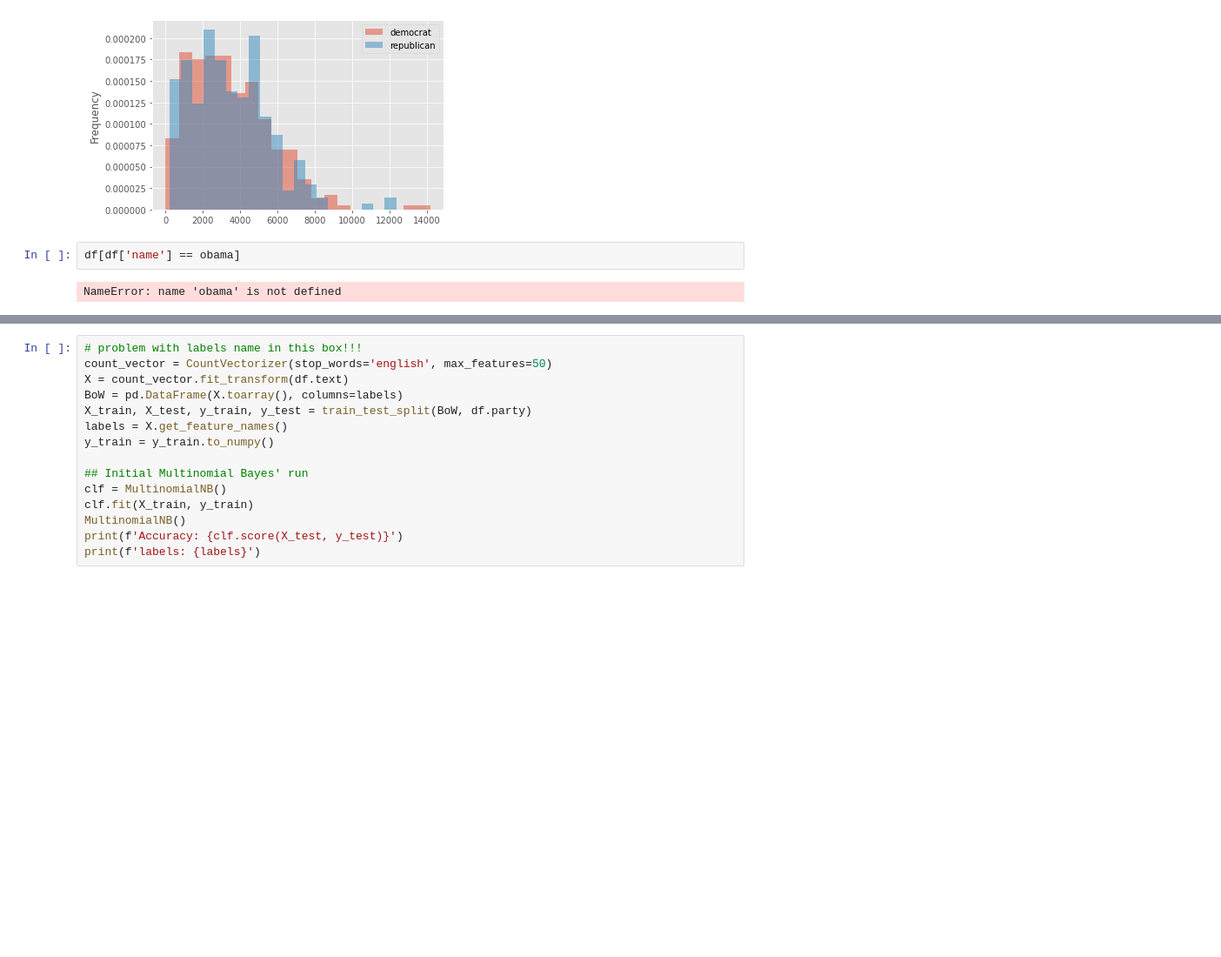
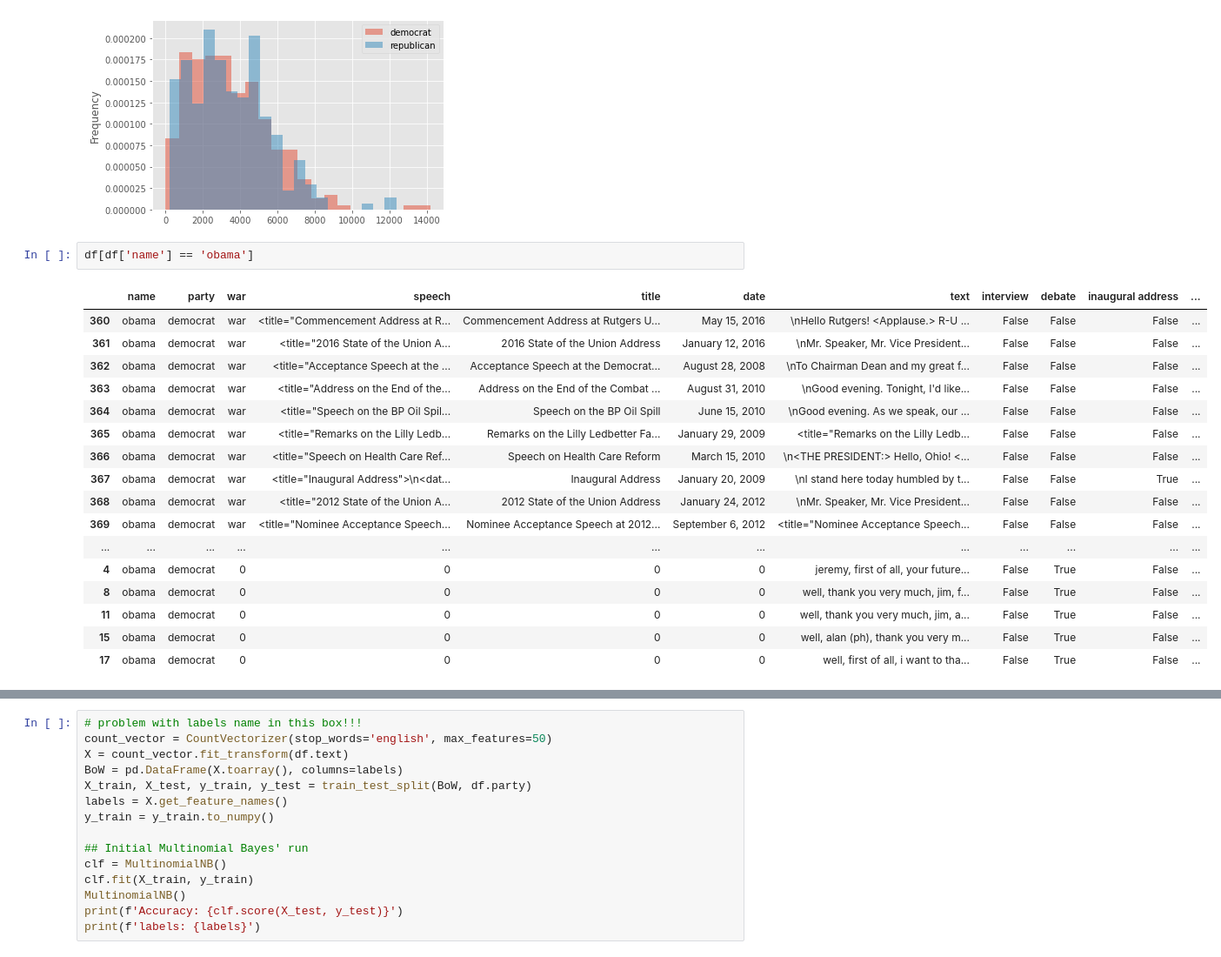
Before and after one commit to annewbarry/partisan-speech, a Jupyter notebook: partisan_speech.ipynb, the cells around one changed output, grey strips where cells are left out. Shown at 87% size. Cells and saved outputs as stored; diff of their text form; blank space fills up the shorter version.

```diff
--- a/partisan_speech.ipynb
+++ b/partisan_speech.ipynb
@@ -293,9 +332,25 @@ ax.legend()
 <matplotlib.legend.Legend at 0x...>
 [figure]
 # %%
-df[df['name'] == obama]
+df[df['name'] == 'obama']
 # %% [output]
-NameError: name 'obama' is not defined
+|  | name | party | war | speech | title | date | text | interview | debate | inaugural address | ... |
+| 360 | obama | democrat | war | <title="Commencement Address at R... | Commencement Address at Rutgers U... | May 15, 2016 | \nHello Rutgers! <Applause.> R-U ... | False | False | False | ... |
+| 361 | obama | democrat | war | <title="2016 State of the Union A... | 2016 State of the Union Address | January 12, 2016 | \nMr. Speaker, Mr. Vice President... | False | False | False | ... |
+| 362 | obama | democrat | war | <title="Acceptance Speech at the ... | Acceptance Speech at the Democrat... | August 28, 2008 | \nTo Chairman Dean and my great f... | False | False | False | ... |
+| 363 | obama | democrat | war | <title="Address on the End of the... | Address on the End of the Combat ... | August 31, 2010 | \nGood evening. Tonight, I'd like... | False | False | False | ... |
+| 364 | obama | democrat | war | <title="Speech on the BP Oil Spil... | Speech on the BP Oil Spill | June 15, 2010 | \nGood evening. As we speak, our ... | False | False | False | ... |
+| 365 | obama | democrat | war | <title="Remarks on the Lilly Ledb... | Remarks on the Lilly Ledbetter Fa... | January 29, 2009 | <title="Remarks on the Lilly Ledb... | False | False | False | ... |
+| 366 | obama | democrat | war | <title="Speech on Health Care Ref... | Speech on Health Care Reform | March 15, 2010 | \n<THE PRESIDENT:> Hello, Ohio! <... | False | False | False | ... |
+| 367 | obama | democrat | war | <title="Inaugural Address">\n<dat... | Inaugural Address | January 20, 2009 | \nI stand here today humbled by t... | False | False | True | ... |
+| 368 | obama | democrat | war | <title="2012 State of the Union A... | 2012 State of the Union Address | January 24, 2012 | \nMr. Speaker, Mr. Vice President... | False | False | False | ... |
+| 369 | obama | democrat | war | <title="Nominee Acceptance Speech... | Nominee Acceptance Speech at 2012... | September 6, 2012 | <title="Nominee Acceptance Speech... | False | False | False | ... |
+| ... | ... | ... | ... | ... | ... | ... | ... | ... | ... | ... | ... |
+| 4 | obama | democrat | 0 | 0 | 0 | 0 | jeremy, first of all, your future... | False | True | False | ... |
+| 8 | obama | democrat | 0 | 0 | 0 | 0 | well, thank you very much, jim, f... | False | True | False | ... |
+| 11 | obama | democrat | 0 | 0 | 0 | 0 | well, thank you very much, jim, a... | False | True | False | ... |
+| 15 | obama | democrat | 0 | 0 | 0 | 0 | well, alan (ph), thank you very m... | False | True | False | ... |
+| 17 | obama | democrat | 0 | 0 | 0 | 0 | well, first of all, i want to tha... | False | True | False | ... |
 # %%
 #3/7 of presidents are classified as "not war" (Hoover, Eisenhower, Ford, Carter, Reagan, Clinton).
 #These presidents have a disproportionate number of 1 term presidents, so their share of speeches are roughly
```
Also changed, not shown: parts of 66 cells of this notebook.
